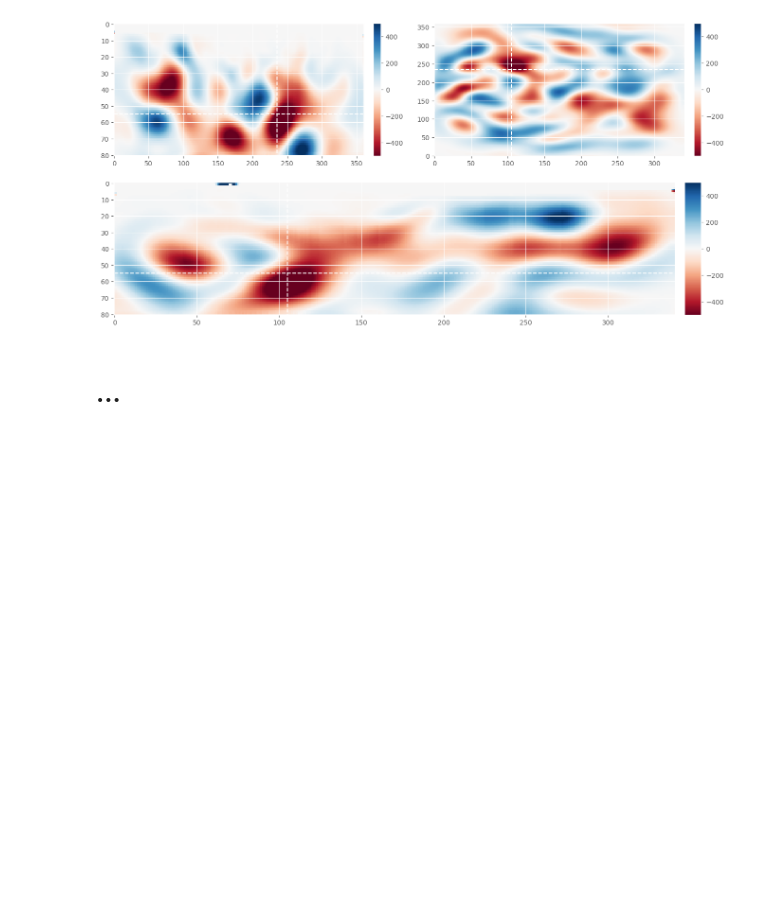
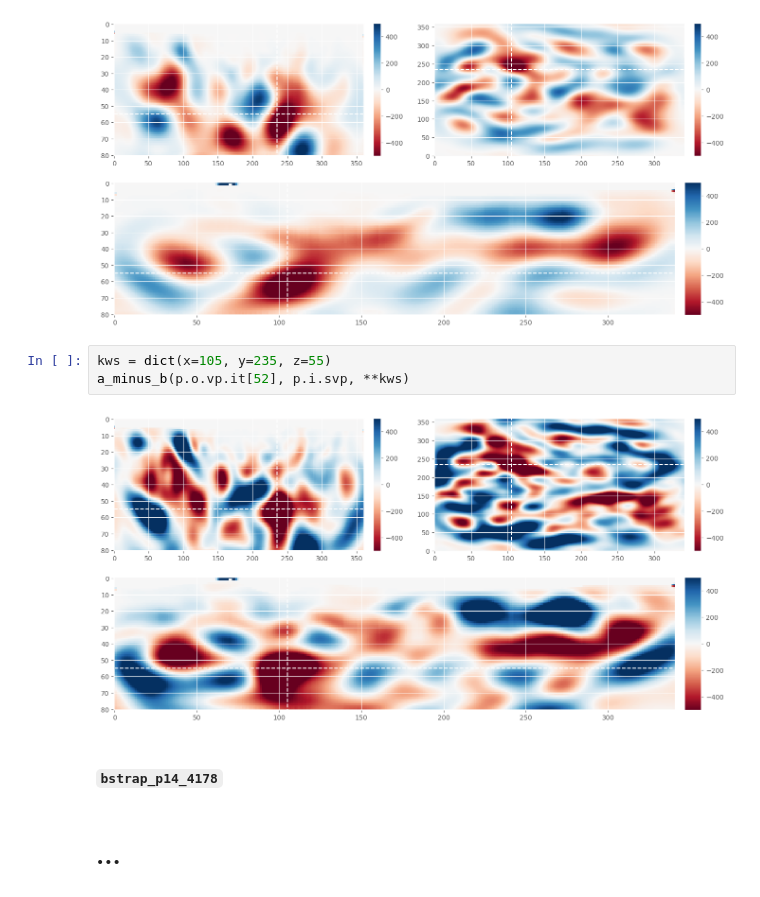
Before and after one commit to kmch/Santorini-FWI, a Jupyter notebook: notebooks/ch08_Kolumbo_volcano/08D_Bootstrap.ipynb, the cells around one changed output. Cells and saved outputs as stored; diff of their text form; blank space fills up the shorter version.

```diff
--- a/notebooks/ch08_Kolumbo_volcano/08D_Bootstrap.ipynb
+++ b/notebooks/ch08_Kolumbo_volcano/08D_Bootstrap.ipynb
@@ -335,5 +341,12 @@ kws = dict(x=105, y=235, z=55)
 a_minus_b(p.o.vp.it[12], p.i.svp, **kws)
 # %% [output]
 [figure]
+# %%
+kws = dict(x=105, y=235, z=55)
+a_minus_b(p.o.vp.it[52], p.i.svp, **kws)
+# %% [output]
+[figure, added]
+# %% [markdown]
+#### `bstrap_p14_4178`
 # %% [markdown]
 # ...
```
Also changed, not shown: parts of 7 cells of this notebook, 14 other files.
